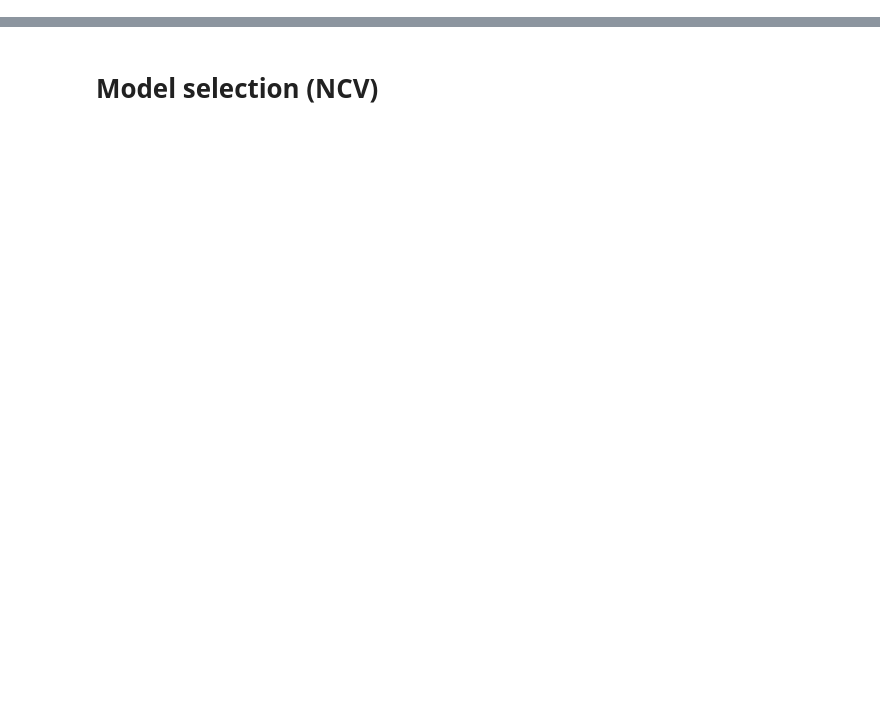
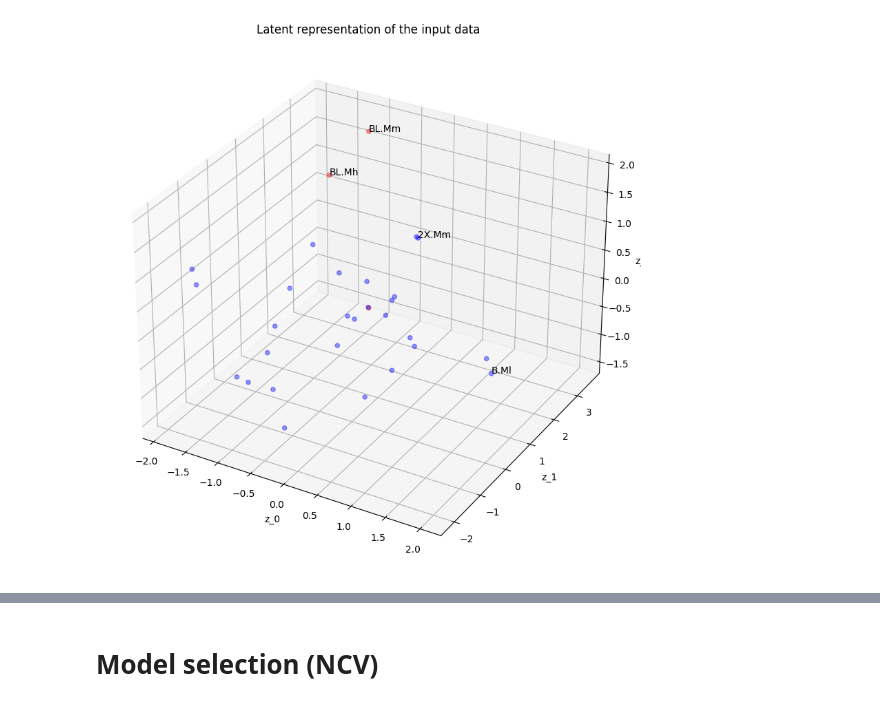
Before and after one commit to costasmexis/straindesignXAI, a Jupyter notebook: notebooks/Limonene_manual.ipynb, the cells around one changed output, grey strips where cells are left out. Drawn from its saved outputs; the diff is of its cells as text; code cells hidden in the pictures; blank space fills up the shorter version.

```diff
--- a/notebooks/Limonene_manual.ipynb
+++ b/notebooks/Limonene_manual.ipynb
@@ -258,0 +223,4 @@ tensor([[ 0.5503, -1.1788,  1.7474],
+# %%
+# Get the latent representation of the input data
+X_train_encoded = encoder.predict(X_train)
+X_test_encoded = encoder.predict(X_test)
@@ -258,0 +229,28 @@ tensor([[ 0.5503, -1.1788,  1.7474],
+# %%
+X_train_encoded = pd.DataFrame(X_train_encoded, index=df_A.index, columns=[f"z_{i}" for i in range(latent_dim)])
+X_test_encoded = pd.DataFrame(X_test_encoded, index=df_B.index, columns=[f"z_{i}" for i in range(latent_dim)])
+
+X_train_encoded['Limonene'] = y_train
+X_test_encoded['Limonene'] = y_test
+# %%
+# Plot 3D plot of the latent representation
+from mpl_toolkits.mplot3d import Axes3D
+
+fig = plt.figure(figsize=(10,10))
+ax = fig.add_subplot(111, projection='3d')
+ax.scatter(X_train_encoded['z_0'], X_train_encoded['z_1'], X_train_encoded['z_2'], color='blue', alpha=0.4)
+ax.scatter(X_test_encoded['z_0'], X_test_encoded['z_1'], X_test_encoded['z_2'], color='red', alpha=0.4)
+# Write the index of the points if Limonene is greater than 0.5
+for i, txt in enumerate(X_train_encoded.index):
+    if X_train_encoded['Limonene'][i] > 80:
+        ax.text(X_train_encoded['z_0'][i], X_train_encoded['z_1'][i], X_train_encoded['z_2'][i], txt, color='black')
+for i, txt in enumerate(X_test_encoded.index):
+    if X_test_encoded['Limonene'][i] > 80:
+        ax.text(X_test_encoded['z_0'][i], X_test_encoded['z_1'][i], X_test_encoded['z_2'][i], txt, color='black')
+ax.set_xlabel('z_0')
+ax.set_ylabel('z_1')
+ax.set_zlabel('z_2')
+plt.title('Latent representation of the input data')
+plt.show()
+# %% [output]
+[figure, added]
```
Also changed, not shown: parts of 22 cells of this notebook.
